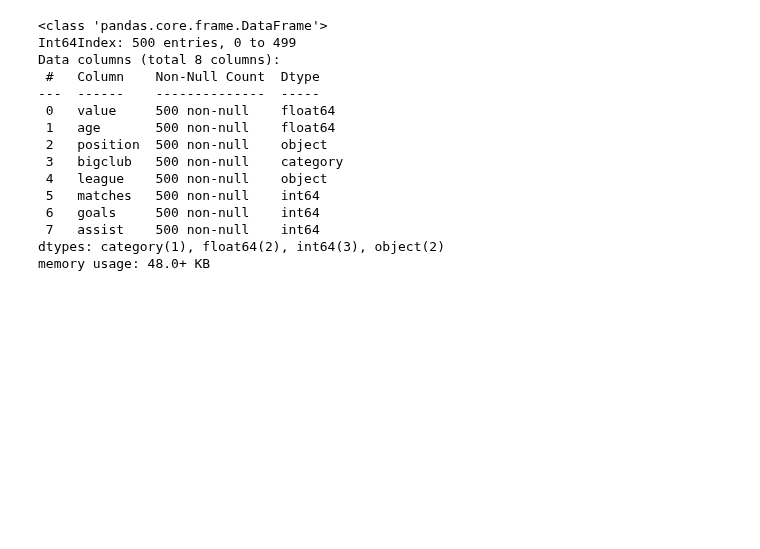
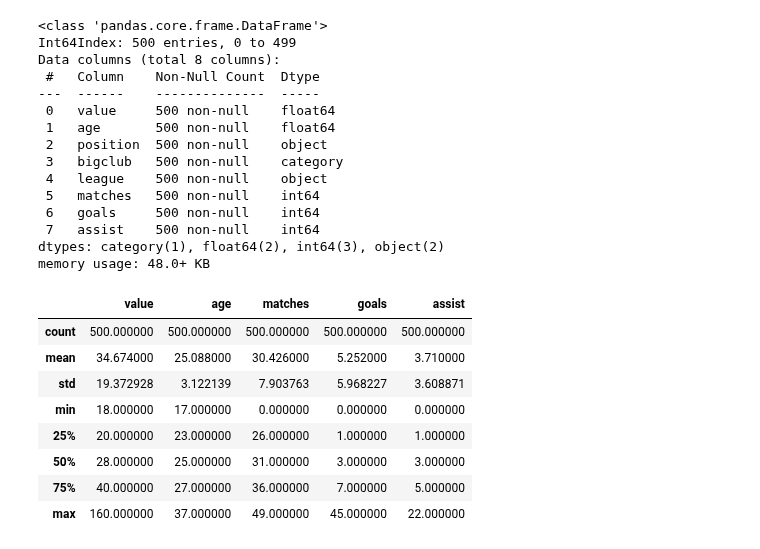
Before and after one commit to obilige/justone, a Jupyter notebook: FP_value/Football_Player.ipynb, the cells around one changed output. Saved outputs shown, nothing was run; the diff lists cells and outputs as text; code cells hidden in the pictures; blank space fills up the shorter version.

```diff
--- a/FP_value/Football_Player.ipynb
+++ b/FP_value/Football_Player.ipynb
@@ -1135,0 +1168,18 @@ memory usage: 48.0+ KB
+# %%
+# 데이터 표준화
+# minmax vs standard?
+# 최대값, 표준편차 등을 고려해보자
+# 박스플롯을 그려보면 아웃라이어 값이 많다.
+# robustscaler : 중앙값(median)과 IQR(interquartile range)을 사용하기 때문에 StandardScaler와 비교해보면 표준화 후 동일한 값을 더 넓게 분포
+
+df[['value', 'age', 'matches', 'goals', 'assist']].describe()
+# %% [output]
+|  | value | age | matches | goals | assist |
+| count | 500.000000 | 500.000000 | 500.000000 | 500.000000 | 500.000000 |
+| mean | 34.674000 | 25.088000 | 30.426000 | 5.252000 | 3.710000 |
+| std | 19.372928 | 3.122139 | 7.903763 | 5.968227 | 3.608871 |
+| min | 18.000000 | 17.000000 | 0.000000 | 0.000000 | 0.000000 |
+| 25% | 20.000000 | 23.000000 | 26.000000 | 1.000000 | 1.000000 |
+| 50% | 28.000000 | 25.000000 | 31.000000 | 3.000000 | 3.000000 |
+| 75% | 40.000000 | 27.000000 | 36.000000 | 7.000000 | 5.000000 |
+| max | 160.000000 | 37.000000 | 49.000000 | 45.000000 | 22.000000 |
```
Also changed, not shown: parts of 6 cells of this notebook.
